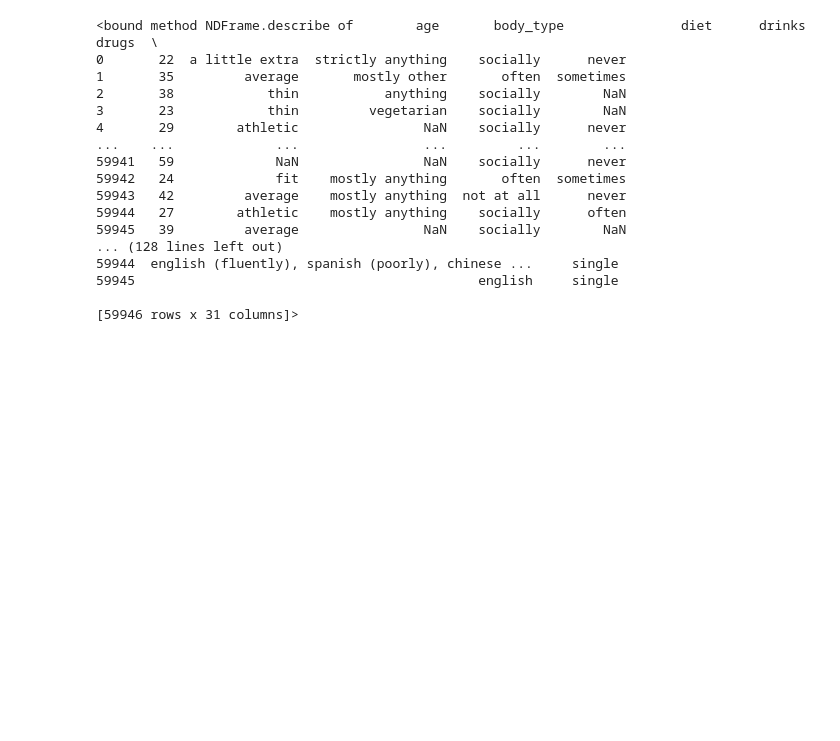
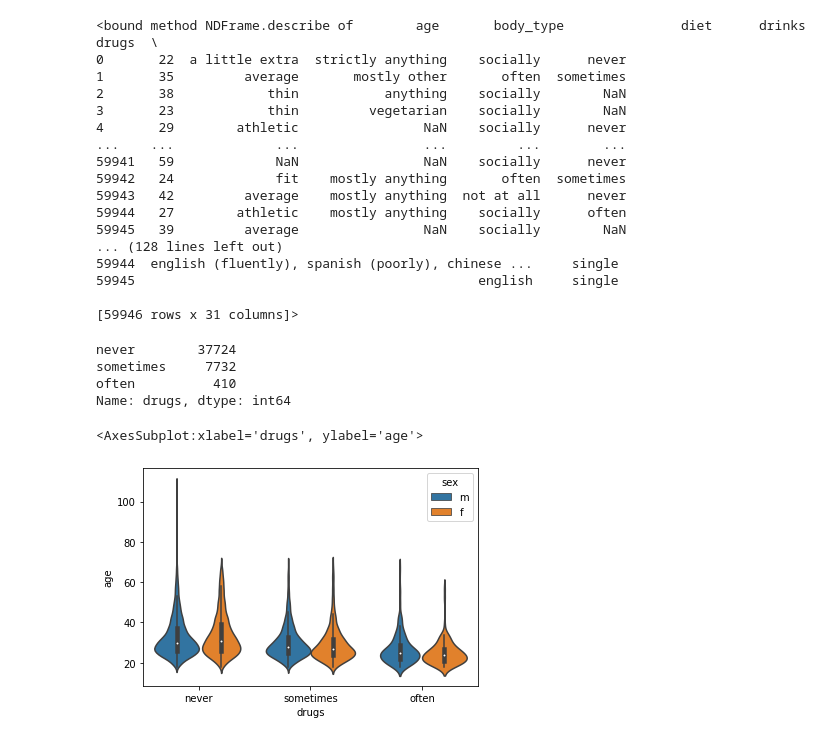
Before and after one commit to ClaudioLutz/okcupid-date-a-scientist-portfolio-project, a Jupyter notebook: date-a-scientist.ipynb, the cells around one changed output. Drawn from its saved outputs; the diff is of its cells as text; code cells hidden in the pictures; blank space fills up the shorter version.

Commit message:
trying to predict drug use

```diff
--- a/date-a-scientist.ipynb
+++ b/date-a-scientist.ipynb
@@ -57,0 +69,11 @@ data.describe
+# %%
+print(data['drugs'].value_counts())
+
+sns.violinplot(data=data, x='drugs', y='age',hue='sex')
+# %% [output]
+never        37724
+sometimes     7732
+often          410
+Name: drugs, dtype: int64
+<AxesSubplot:xlabel='drugs', ylabel='age'>
+[figure, added]
```
Also changed, not shown: parts of 7 cells of this notebook.
